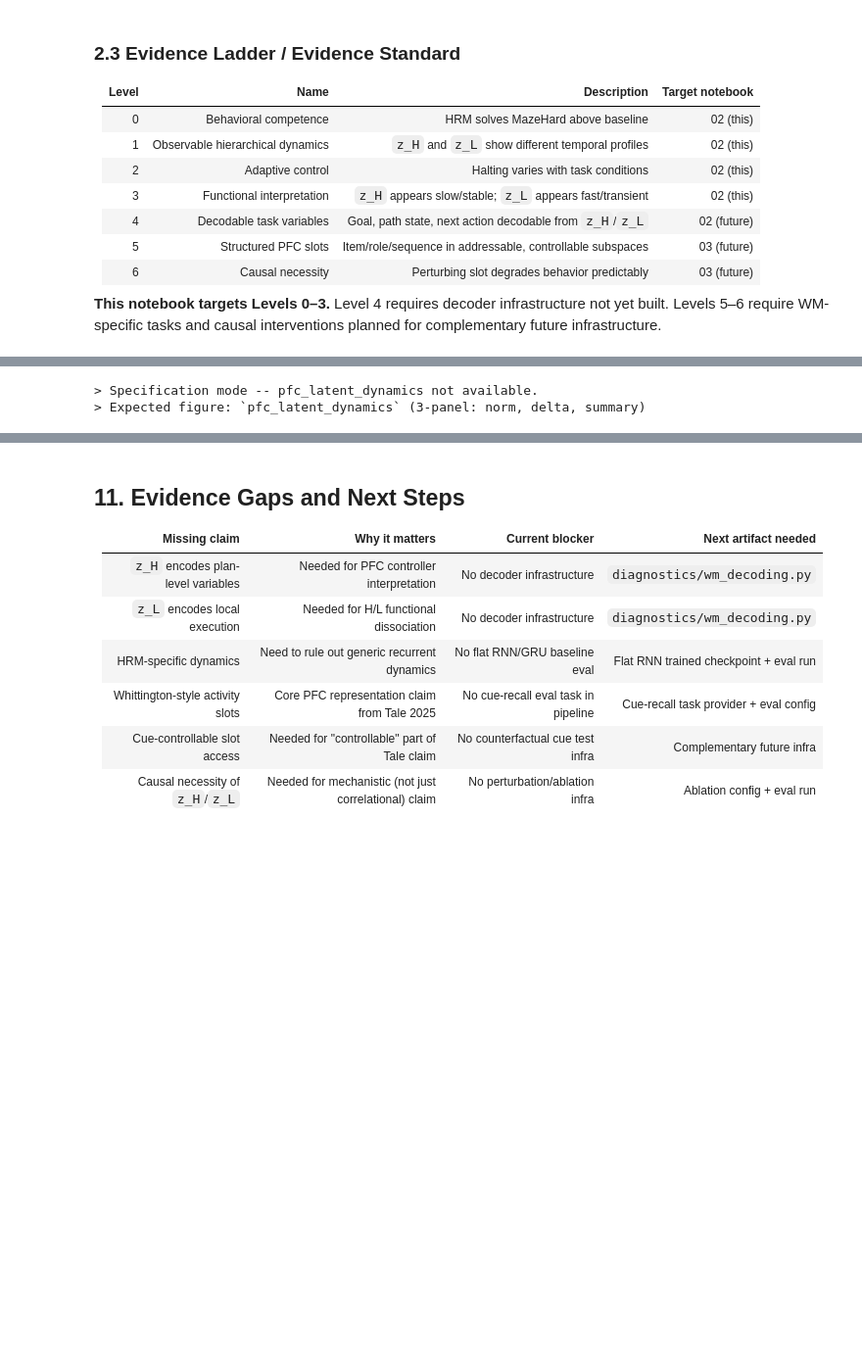
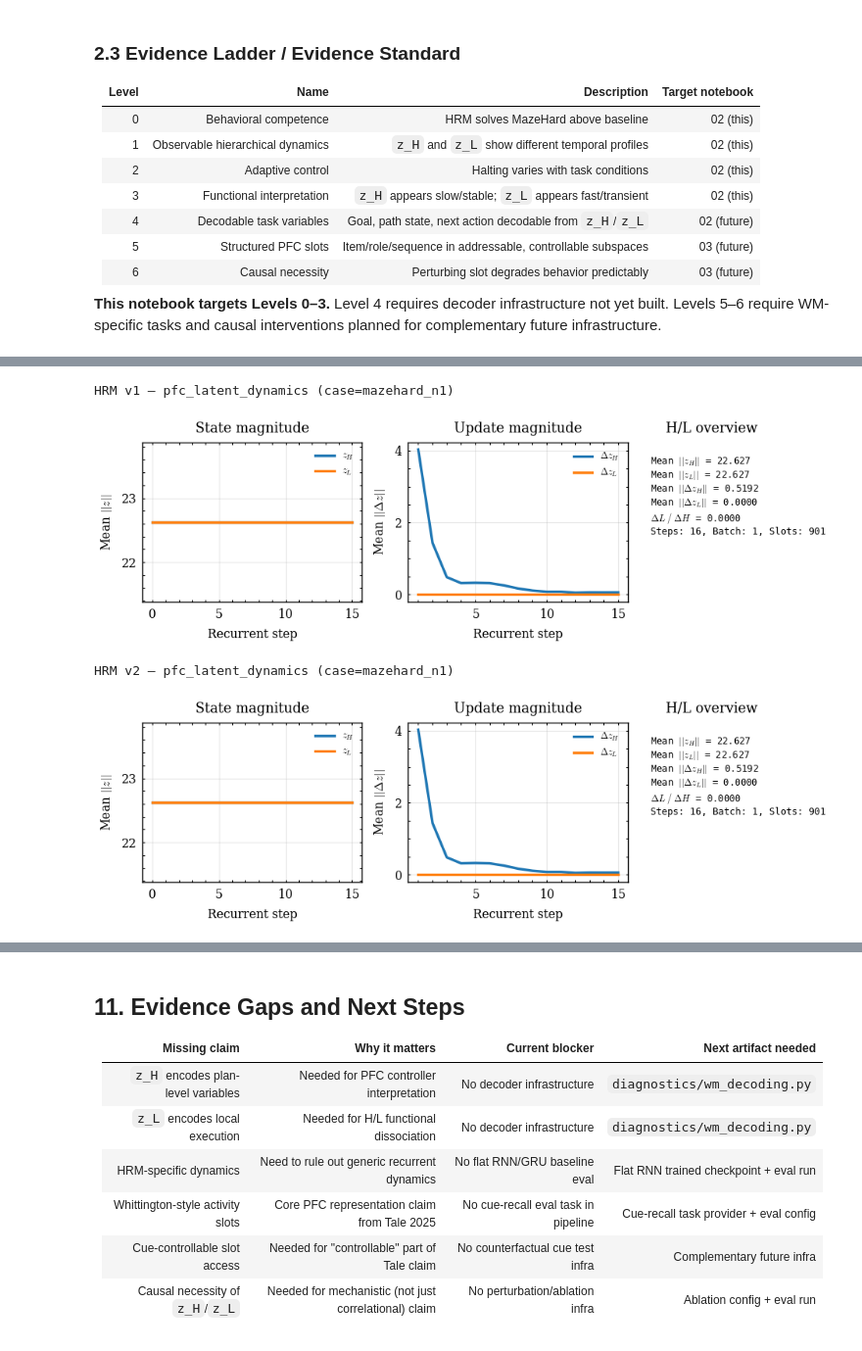
Before and after one commit to BorjaEst/ehc-sn, a Jupyter notebook: notebooks/02_working_memory_report.ipynb, the cells around one changed output, grey strips where cells are left out. Shown at 98% size. Saved outputs shown, nothing was run; the diff lists cells and outputs as text; code cells hidden in the pictures; blank space fills up the shorter version.

```diff
--- a/notebooks/02_working_memory_report.ipynb
+++ b/notebooks/02_working_memory_report.ipynb
@@ -343,36 +283,16 @@ contents.
-# %%
-if primary_report is not None:
-    from IPython.display import Image, display
-
-    entry = primary_report.figure_entry("pfc_latent_dynamics", preferred_format="png")
-    if entry:
-        abs_path = primary_report.root / entry.path
-        print(f"pfc_latent_dynamics (case={entry.regime_id})")
-        display(Image(filename=str(abs_path)))
-
-    # Also show scalar dynamics metrics
-    metrics = primary_report.metrics()
-    dynamics_metrics = [
-        m
-        for m in metrics
-        if m.metric
-        in (
-            "h_state_norm_mean",
-            "l_state_norm_mean",
-            "h_state_delta_mean",
-            "l_state_delta_mean",
-            "h_l_delta_ratio",
-        )
-    ]
-    if dynamics_metrics:
-        print()
-        print("### H/L Dynamics Summary Metrics")
-        print()
-        for m in dynamics_metrics:
-            print(f"  {m.metric:<25s} {m.value:<10.4f} {m.unit or 'a.u.'}")
-else:
-    print("> Specification mode -- pfc_latent_dynamics not available.")
-    print("> Expected figure: `pfc_latent_dynamics` (3-panel: norm, delta, summary)")
-# %% [output]
-> Specification mode -- pfc_latent_dynamics not available.
-> Expected figure: `pfc_latent_dynamics` (3-panel: norm, delta, summary)
+# %%
+# --- PFC Latent ....
+for label, report in [("HRM v1", hrm_v1_report), ("HRM v2", hrm_v2_report)]:
+    entry = report.figure_entry("pfc_latent_dynamics", preferred_format="png")
+    if entry:
+        abs_path = report.root / entry.path
+        print(f"{label} — {entry.figure_id} (case={entry.regime_id})")
+        display(Image(filename=str(abs_path)))
+    else:
+        print(f"{label}: pfc_latent_dynamics not available.")
+    print()
+# %% [output]
+HRM v1 — pfc_latent_dynamics (case=mazehard_n1)
+[figure, added]
+HRM v2 — pfc_latent_dynamics (case=mazehard_n1)
+[figure, added]
```
Also changed, not shown: parts of 26 cells of this notebook, 9 other files.
